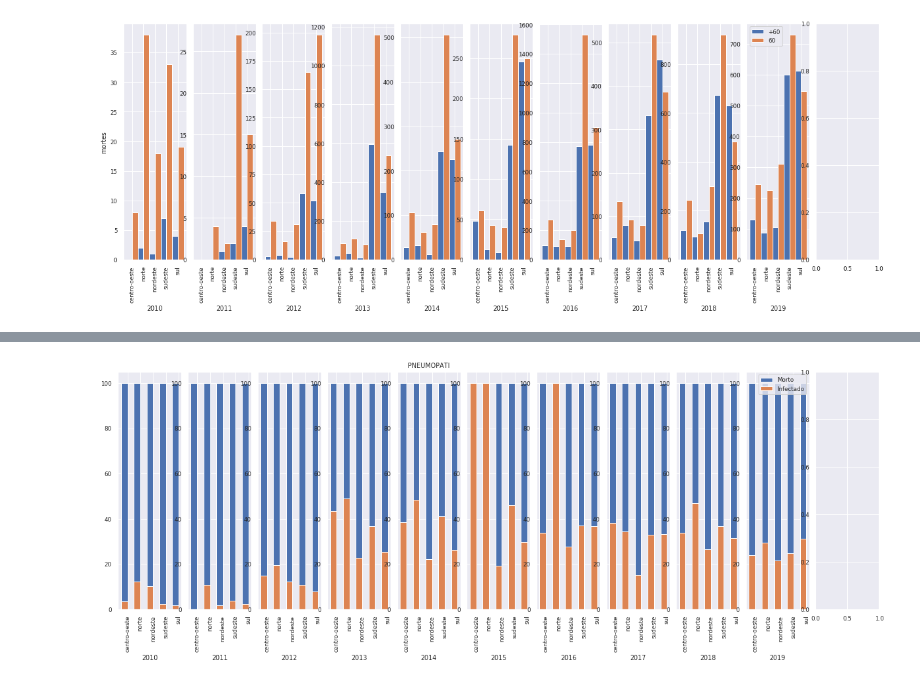
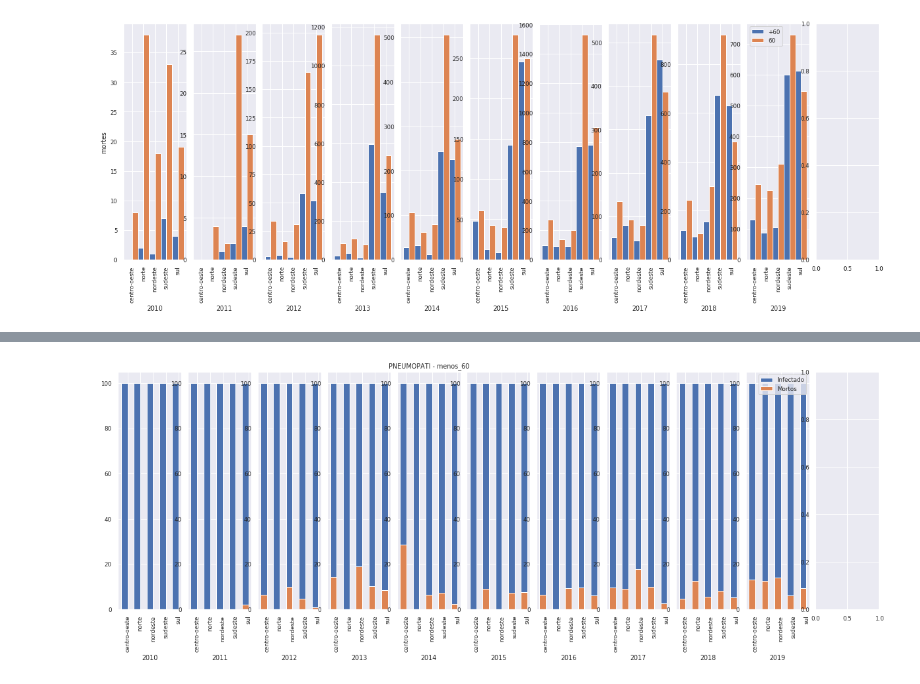
Before and after one commit to brunoartc/IC-Virus-Gripe, a Jupyter notebook: Estudo das variaveis.ipynb, the cells around one changed output, grey strips where cells are left out. Drawn from its saved outputs; the diff is of its cells as text; code cells hidden in the pictures.

```diff
--- a/Estudo das variaveis.ipynb
+++ b/Estudo das variaveis.ipynb
@@ -1320,48 +1320,71 @@ ddd["DT_NASC"].count()
 599
 [figure]
 # %%
-def plot_bar_per_variable_percentage(dff_ages, variable = "IMUNODEPRE", label = ("SIM", "NÃO") , set_variable = 2.0, age = 'mais_60'):
+def plot_bar_per_variable_percentage(dff_ages, variable = "IMUNODEPRE", label = ("SIM", "NÃO") , set_variable = 1.0, age = 'mais_60'):
     # 2.0 eh sim
     # 1.0 eh nao
     total_mo = {}
 
-    for chaves_ano in dff_ages['mortos'][age].keys():
+    for chaves_ano in dff_ages['mortos']['mais_60'].keys():
         if chaves_ano not in total_mo.keys():
                 total_mo[chaves_ano] = {}
-        for chaves_regiao in dff_ages['mortos'][age][chaves_ano].keys():
-            df_me = dff_ages['mortos']['menos_60'][chaves_ano][chaves_regiao]
-            df_ma = dff_ages['mortos']['mais_60'][chaves_ano][chaves_regiao]
+        for chaves_regiao in dff_ages['mortos']['mais_60'][chaves_ano].keys():
+            dff_me = dff_ages['mortos']['menos_60'][chaves_ano][chaves_regiao]
+            dff_ma = dff_ages['mortos']['mais_60'][chaves_ano][chaves_regiao]
+            df_me  = dff_me[dff_me['VACINA'] == 1]
+            df_ma = dff_ma[dff_ma['VACINA'] == 1]
             if chaves_regiao not in total_mo[chaves_ano].keys():
                 #print(df_me.head())
-                total_mo[chaves_ano][chaves_regiao] = df_me[(df_me[variable] == set_variable) | (df_me[variable] ==  str(set_variable))].count()['CS_SEXO']
-                total_mo[chaves_ano][chaves_regiao] += df_ma[(df_ma[variable] ==  set_variable) | (df_ma[variable] ==  str(set_variable))].count()['CS_SEXO']
+                if age == "tudo":
+                    total_mo[chaves_ano][chaves_regiao] = df_me[(df_me[variable] == set_variable) | (df_me[variable] ==  str(set_variable))].count()['CS_SEXO']
+                    total_mo[chaves_ano][chaves_regiao] += df_ma[(df_ma[variable] ==  set_variable) | (df_ma[variable] ==  str(set_variable))].count()['CS_SEXO']
+                elif age == "menos_60":
+                    total_mo[chaves_ano][chaves_regiao] = df_me[(df_me[variable] == set_variable) | (df_me[variable] ==  str(set_variable))].count()['CS_SEXO']
+                elif age == "mais_60":
+                    total_mo[chaves_ano][chaves_regiao] = df_ma[(df_ma[variable] ==  set_variable) | (df_ma[variable] ==  str(set_variable))].count()['CS_SEXO']
             else:
-                total_mo[chaves_ano][chaves_regiao] += df_me[(df_me[variable] ==  set_variable) | (df_me[variable] ==  str(set_variable))].count()['CS_SEXO']
-                total_mo[chaves_ano][chaves_regiao] += df_ma[(df_ma[variable] ==  set_variable) | (df_ma[variable] ==  str(set_variable))].count()['CS_SEXO']
-            #print(total[chaves_ano][chaves_regiao])
+                if age == "tudo":
+                    total_mo[chaves_ano][chaves_regiao] += df_me[(df_me[variable] ==  set_variable) | (df_me[variable] ==  str(set_variable))].count()['CS_SEXO']
+                    total_mo[chaves_ano][chaves_regiao] += df_ma[(df_ma[variable] ==  set_variable) | (df_ma[variable] ==  str(set_variable))].count()['CS_SEXO']
+                elif age == "menos_60":
+                    total_mo[chaves_ano][chaves_regiao] += df_me[(df_me[variable] ==  set_variable) | (df_me[variable] ==  str(set_variable))].count()['CS_SEXO']
+                elif age == "mais_60":
+                    total_mo[chaves_ano][chaves_regiao] += df_ma[(df_ma[variable] ==  set_variable) | (df_ma[variable] ==  str(set_variable))].count()['CS_SEXO']
 
+    print(total_mo['2016']['nordeste'])
 
     total_in = {}
 
-    for chaves_ano in dff_ages['infectados'][age].keys():
+    for chaves_ano in dff_ages['infectados']['mais_60'].keys():
         if chaves_ano not in total_in.keys():
                 total_in[chaves_ano] = {}
-        for chaves_regiao in dff_ages['infectados'][age][chaves_ano].keys():
+        for chaves_regiao in dff_ages['infectados']['mais_60'][chaves_ano].keys():
             dff_me = dff_ages['infectados']['menos_60'][chaves_ano][chaves_regiao]
             dff_ma = dff_ages['infectados']['mais_60'][chaves_ano][chaves_regiao]
             df_me = dff_me[dff_me['VACINA'] == 1.0]
             df_ma = dff_ma[dff_ma['VACINA'] == 1.0]
             if chaves_regiao not in total_in[chaves_ano].keys():
                 #print(df_me.head())
-                total_in[chaves_ano][chaves_regiao] = df_me[(df_me[variable] == set_variable) | (df_me[variable] ==  str(set_variable))].count()['CS_SEXO']
-                total_in[chaves_ano][chaves_regiao] += df_ma[(df_ma[variable] ==  set_variable) | (df_ma[variable] ==  str(set_variable))].count()['CS_SEXO']
+                if age == "tudo":
+                    total_in[chaves_ano][chaves_regiao] = df_me[(df_me[variable] == set_variable) | (df_me[variable] ==  str(set_variable))].count()['CS_SEXO']
+                    total_in[chaves_ano][chaves_regiao] += df_ma[(df_ma[variable] ==  set_variable) | (df_ma[variable] ==  str(set_variable))].count()['CS_SEXO']
+                elif age == "menos_60":
+                    total_in[chaves_ano][chaves_regiao] = df_me[(df_me[variable] == set_variable) | (df_me[variable] ==  str(set_variable))].count()['CS_SEXO']
+                elif age == "mais_60":
+                    total_in[chaves_ano][chaves_regiao] = df_ma[(df_ma[variable] ==  set_variable) | (df_ma[variable] ==  str(set_variable))].count()['CS_SEXO']
             else:
-                total_in[chaves_ano][chaves_regiao] += df_me[(df_me[variable] ==  set_variable) | (df_me[variable] ==  str(set_variable))].count()['CS_SEXO']
-                total_in[chaves_ano][chaves_regiao] += df_ma[(df_ma[variable] ==  set_variable) | (df_ma[variable] ==  str(set_variable))].count()['CS_SEXO']
+                if age == "tudo":
+                    total_in[chaves_ano][chaves_regiao] += df_me[(df_me[variable] ==  set_variable) | (df_me[variable] ==  str(set_variable))].count()['CS_SEXO']
+                    total_in[chaves_ano][chaves_regiao] += df_ma[(df_ma[variable] ==  set_variable) | (df_ma[variable] ==  str(set_variable))].count()['CS_SEXO']
+                elif age == "menos_60":
+                    total_in[chaves_ano][chaves_regiao] += df_me[(df_me[variable] ==  set_variable) | (df_me[variable] ==  str(set_variable))].count()['CS_SEXO']
+                elif age == "mais_60":
+                    total_in[chaves_ano][chaves_regiao] += df_ma[(df_ma[variable] ==  set_variable) | (df_ma[variable] ==  str(set_variable))].count()['CS_SEXO']
+
             #print(total_in[chaves_ano][chaves_regiao])
 
 
-
+    print(total_in['2016']['nordeste'])
 
 
     #print(variable)
@@ -1404,7 +1427,7 @@ def plot_bar_per_variable_percentage(dff_ages, variable = "IMUNODEPRE", label =
                     varPercent1 = (total_in[i][ii]/total) * 100
                     if varPercent1 >= varPercent2:
                         varPercent1 = 100
-                first_label = "Morto"
+                first_label = "Infectado"
                 va1.append(varPercent1) #CS_SEXO 1
             else:
                 va1.append(0)
@@ -1412,7 +1435,7 @@ def plot_bar_per_variable_percentage(dff_ages, variable = "IMUNODEPRE", label =
                 varPercent2 = (total_mo[i][ii]/total) * 100
                 if(varPercent2 > varPercent1):
                     varPercent2 = 100
-                second_label = "Infectado"
+                second_label = "Mortos"
                 va2.append(varPercent2) #CS_SEXO 2
             else:
                 va2.append(0)
@@ -1432,7 +1455,7 @@ def plot_bar_per_variable_percentage(dff_ages, variable = "IMUNODEPRE", label =
         if j == 9:
             ax[j].legend()
         if j == 4:
-            ax[j].set_title(variable)
+            ax[j].set_title(variable + " - " + age)
 
         ax[j].set_xlabel(i, rotation=0)
         ax[j].set_xticks(bar_location+ width*1.5)
@@ -1443,10 +1466,21 @@ def plot_bar_per_variable_percentage(dff_ages, variable = "IMUNODEPRE", label =
 
         j+=1
 
+from enum import Enum
+class Comorbidade(Enum):
+    SIM = 1.0
+    NAO = 2.0
+
+
 #plot_bar_per_variable_percentage(output_celan['mortos'], variable="PNEUMOPATI", all_ages=False, age='menos_60') #PNEUMOPATI checar
 
-plot_bar_per_variable_percentage(output_celan, variable="IMUNODEPRE")
-plot_bar_per_variable_percentage(output_celan, variable="PNEUMOPATI")
+#plot_bar_per_variable_percentage(output_celan, variable="IMUNODEPRE", set_variable = Comorbidade.NAO.value)
+
+plot_bar_per_variable_percentage(output_celan, variable="IMUNODEPRE", set_variable = Comorbidade.SIM.value, age = 'menos_60')
+plot_bar_per_variable_percentage(output_celan, variable="PNEUMOPATI", set_variable = Comorbidade.SIM.value, age = 'menos_60')
+plot_bar_per_variable_percentage(output_celan, variable="IMUNODEPRE", set_variable = Comorbidade.SIM.value, age = 'mais_60')
+plot_bar_per_variable_percentage(output_celan, variable="PNEUMOPATI", set_variable = Comorbidade.SIM.value, age = 'menos_60')
+
 
 #IMUNODEPRE
 #PNEUMOPATI
@@ -1455 +1493 @@ plot_bar_per_variable_percentage(output_celan, variable="PNEUMOPATI")
-[figure, old version]
+[figure, new version]
```
Also changed, not shown: parts of 3 cells of this notebook.
